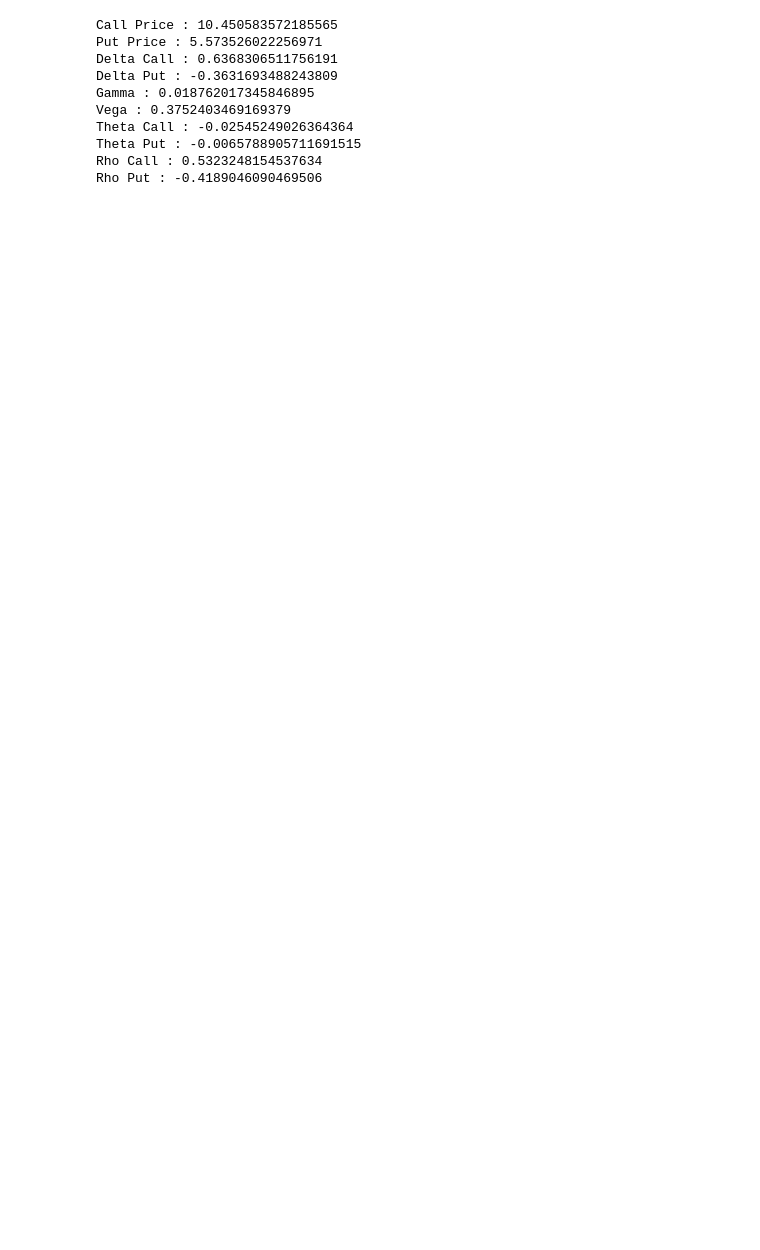
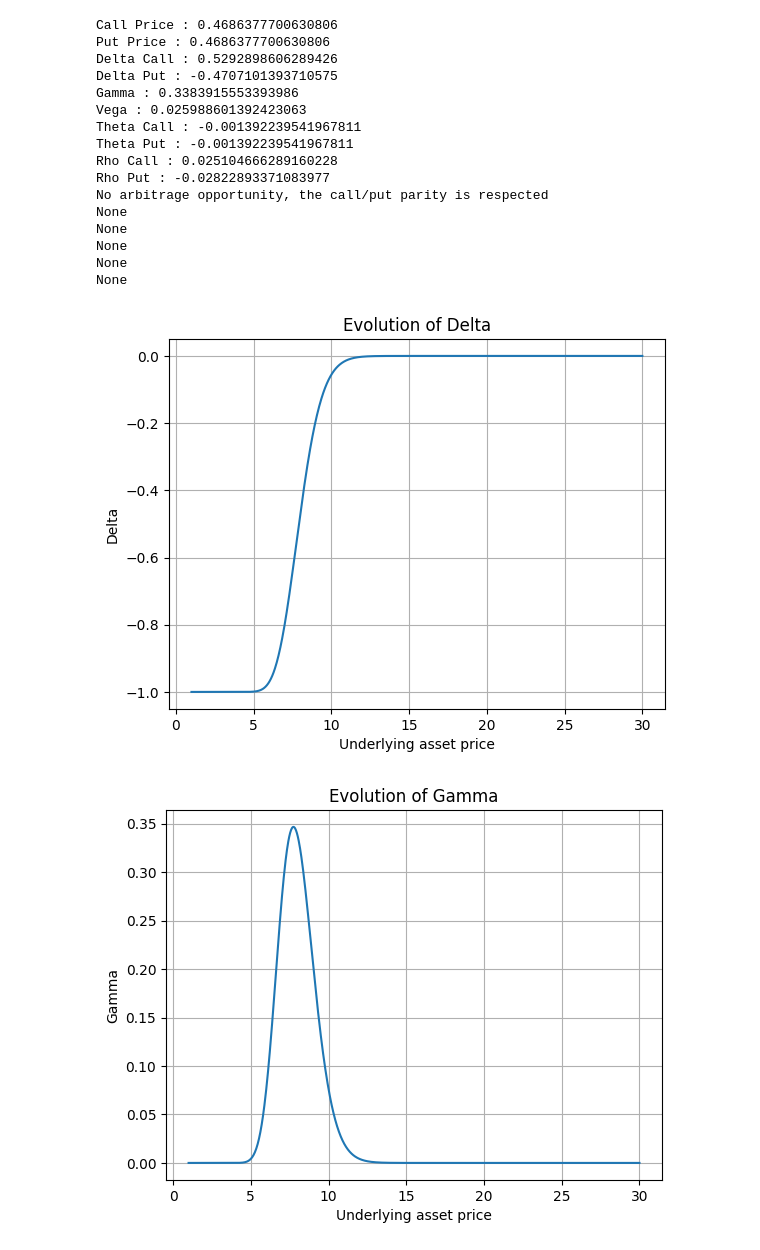
Before and after one commit to Igile486/Greeks-otpion-calculator, a Jupyter notebook: greekcalculator.ipynb, the cells around one changed output. Saved outputs shown, nothing was run; the diff lists cells and outputs as text; code cells hidden in the pictures; blank space fills up the shorter version.

```diff
--- a/greekcalculator.ipynb
+++ b/greekcalculator.ipynb
@@ -64,26 +145,41 @@ class BlackScholes:
 # %%
 
-asset1 = BlackScholes(100, 100, 0.2, 1, 0.05)
+asset1 = BlackScholes(8, 8, 0.18, 0.66667, 0)
 
 
 print(f"Call Price : {asset1.Call()}")
 print(f"Put Price : {asset1.Put()}")
 print(f"Delta Call : {asset1.Delta('Call')}")
 print(f"Delta Put : {asset1.Delta('Put')}")
 print(f"Gamma : {asset1.Gamma()}")
 print(f"Vega : {asset1.Vega()}")
 print(f"Theta Call : {asset1.Theta('Call')}")
 print(f"Theta Put : {asset1.Theta('Put')}")
 print(f"Rho Call : {asset1.Rho('Call')}")
 print(f"Rho Put : {asset1.Rho('Put')}")
+
+print(asset1.parity())
+print(asset1.delta_graph(1,30,'Put'))
+print(asset1.gamma_graph(0.5,30))
+print(asset1.vega_graph())
+print(asset1.theta_graph(300,'call'))
+print(asset1.rho_graph('call'))
 # %% [output]
-Call Price : 10.450583572185565
-Put Price : 5.573526022256971
-Delta Call : 0.6368306511756191
-Delta Put : -0.3631693488243809
-Gamma : 0.018762017345846895
-Vega : 0.3752403469169379
-Theta Call : -0.02545249026364364
-Theta Put : -0.0065788905711691515
-Rho Call : 0.5323248154537634
-Rho Put : -0.4189046090469506
+Call Price : 0.4686377700630806
+Put Price : 0.4686377700630806
+Delta Call : 0.5292898606289426
+Delta Put : -0.4707101393710575
+Gamma : 0.3383915553393986
+Vega : 0.025988601392423063
+Theta Call : -0.001392239541967811
+Theta Put : -0.001392239541967811
+Rho Call : 0.025104666289160228
+Rho Put : -0.02822893371083977
+No arbitrage opportunity, the call/put parity is respected
+None
+None
+None
+None
+None
+[figure, added]
+[figure, added]
```
Also changed, not shown: parts of 4 cells of this notebook.
